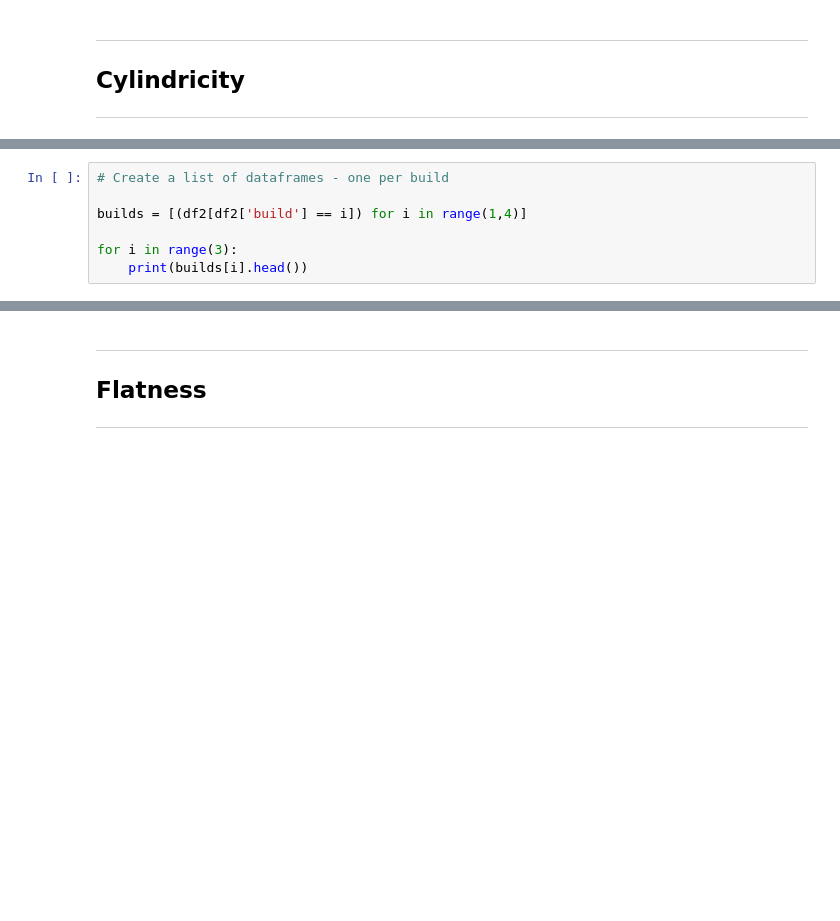
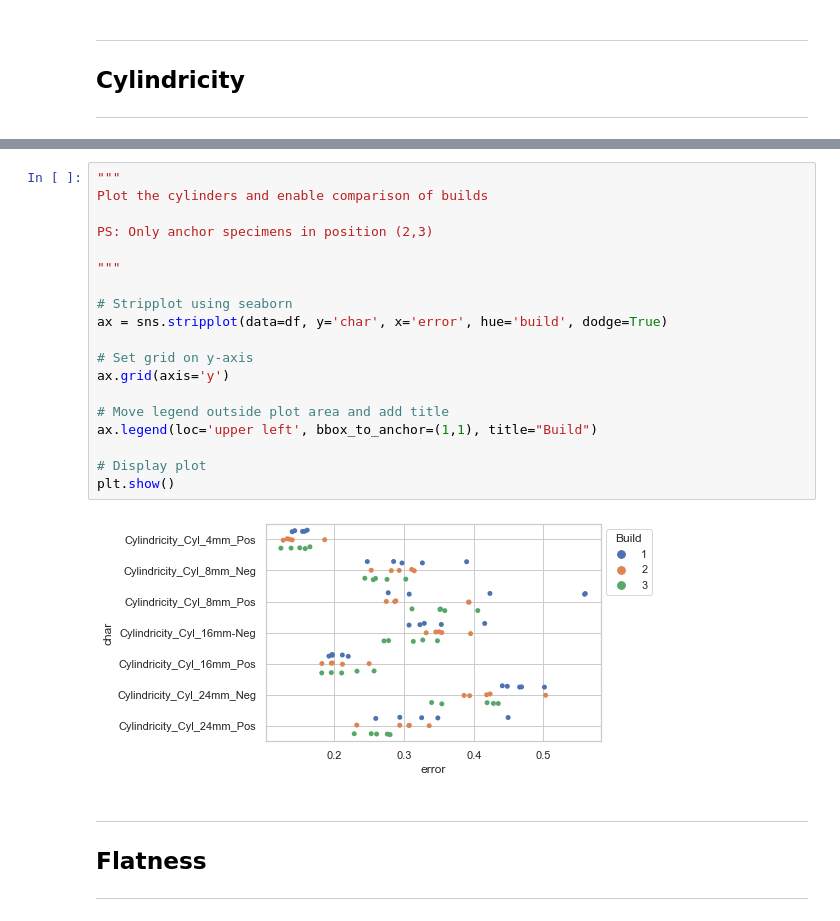
Before and after one commit to TheThorb/Leirmo_Exp1_Publication1, a Jupyter notebook: Compare_builds.ipynb, the cells around one changed output, grey strips where cells are left out. Saved outputs shown, nothing was run; the diff lists cells and outputs as text; blank space fills up the shorter version.

```diff
--- a/Compare_builds.ipynb
+++ b/Compare_builds.ipynb
@@ -119,7 +48,0 @@ plt.show()
-# %%
-# Create a list of dataframes - one per build
-
-builds = [(df2[df2['build'] == i]) for i in range(1,4)]
-
-for i in range(3):
-    print(builds[i].head())
@@ -246,3 +126,24 @@ plt.show()
+# %%
+"""
+Plot the cylinders and enable comparison of builds
+
+PS: Only anchor specimens in position (2,3)
+
+"""
+
+# Stripplot using seaborn
+ax = sns.stripplot(data=df, y='char', x='error', hue='build', dodge=True)
+
+# Set grid on y-axis
+ax.grid(axis='y')
+
+# Move legend outside plot area and add title
+ax.legend(loc='upper left', bbox_to_anchor=(1,1), title="Build")
+
+# Display plot
+plt.show()
+# %% [output]
+[figure, added]
 # %% [markdown]
 ---
 
```
Also changed, not shown: parts of 37 cells of this notebook.
